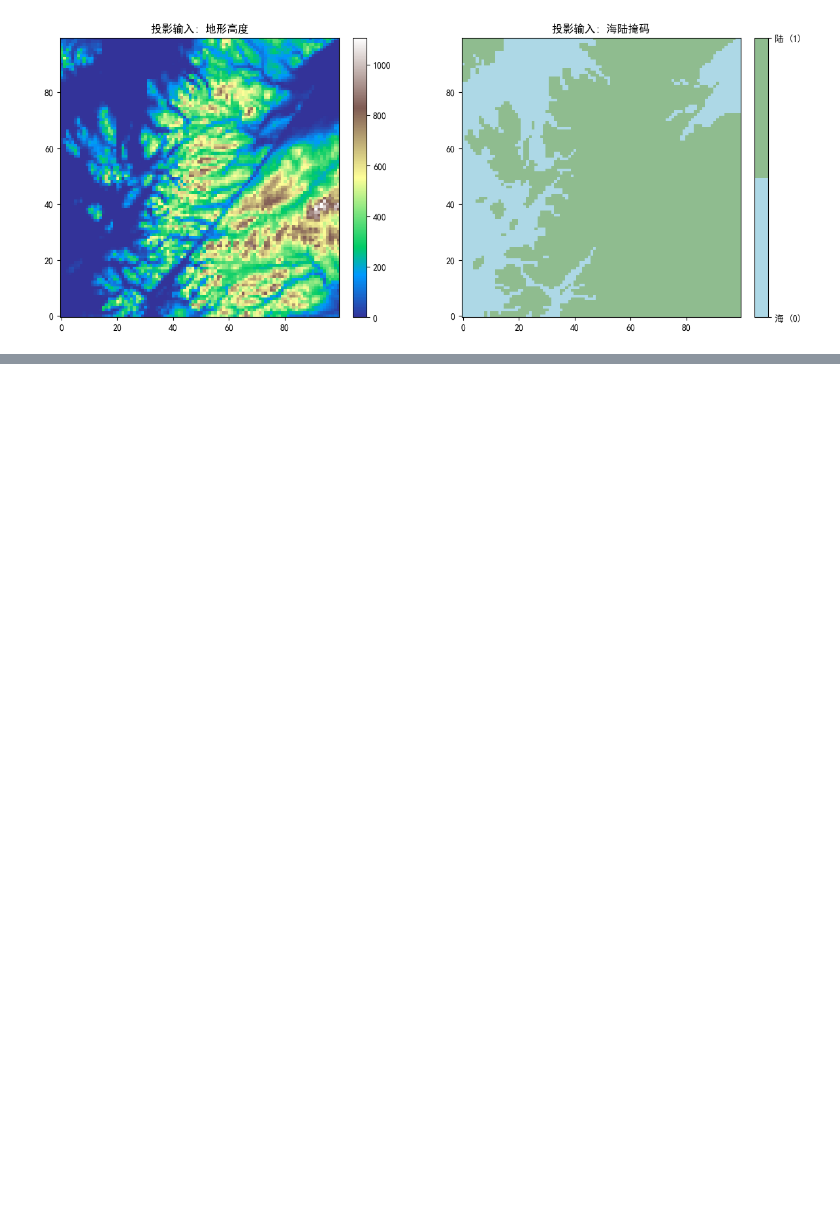
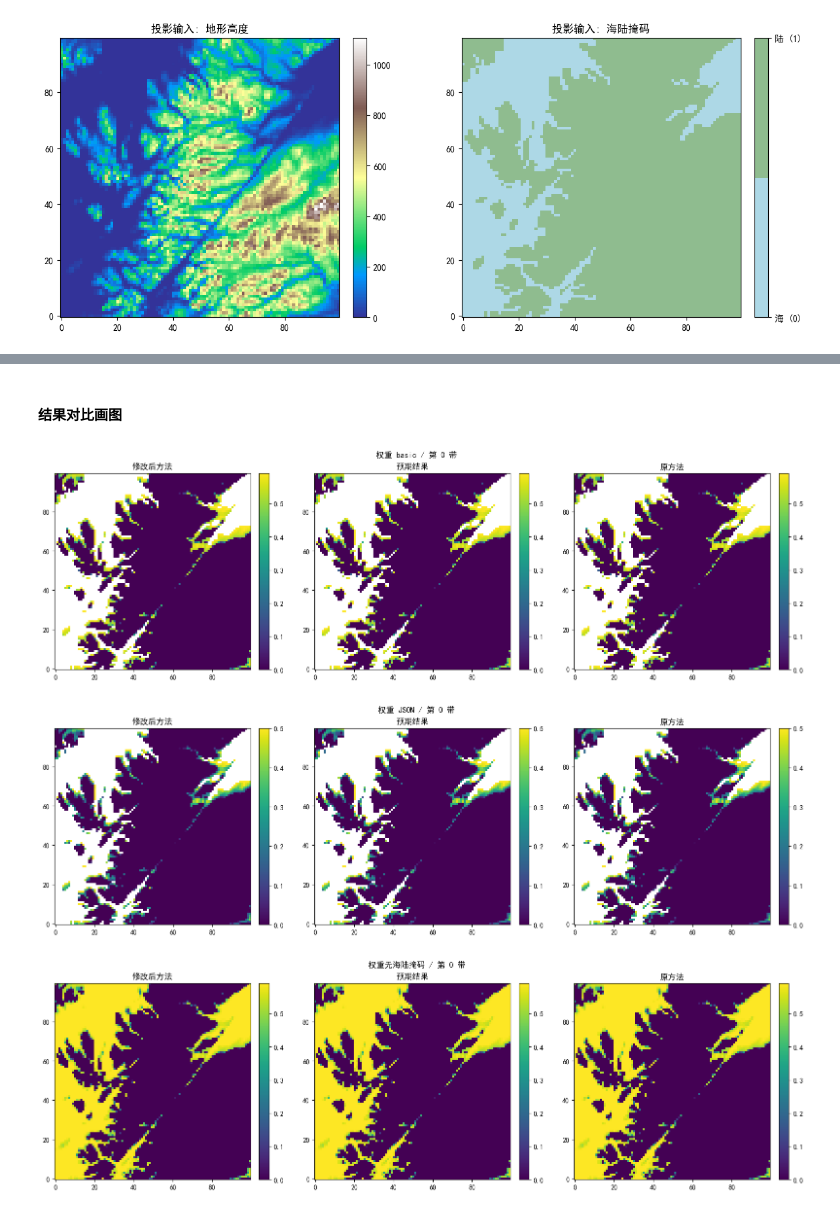
Before and after one commit to guoyunqian/NIMM_pip_repos, a Jupyter notebook: 00temp/generate_ancillary/nbs/generate_ancillary.ipynb, the cells around one changed output, grey strips where cells are left out. Drawn from its saved outputs; the diff is of its cells as text; code cells hidden in the pictures; blank space fills up the shorter version.

```diff
--- a/00temp/generate_ancillary/nbs/generate_ancillary.ipynb
+++ b/00temp/generate_ancillary/nbs/generate_ancillary.ipynb
@@ -761,0 +455,19 @@ max_abs(原方法CLI-KGO): 0.0
+# %%
+# 三种场景都取第 0 带做对比图
+cases = [
+    ("默认阈值 + 海陆掩码", result_basic, kgo_basic, original_basic),
+    ("JSON 阈值 + 海陆掩码", result_json, kgo_json, original_json),
+    ("默认阈值 + 无海陆掩码", result_no_landmask, kgo_no_landmask, original_no_landmask),
+]
+for title, result, kgo, original in cases:
+    modified_2d = first_band_2d(result)
+    kgo_2d_band = first_band_2d(kgo)
+    original_2d_band = first_band_2d(original)
+    plot_result_triplet(
+        f"{title} / 第 0 带",
+        modified_2d,
+        kgo_2d_band,
+        original_2d_band,
+    )
+    print_max_abs(modified_2d, kgo_2d_band, f"{title} 修改后方法 vs KGO")
+    print_max_abs(modified_2d, original_2d_band, f"{title} 修改后方法 vs 原方法")
@@ -761,0 +611,19 @@ max_abs(原方法CLI-KGO): 0.0
+# %% [markdown]
+#### 结果对比画图
+# %%
+# 三种场景：取第 0 带画对比图
+for title, cur, kgo, orig in [
+    ("权重 basic / 第 0 带", w_result_basic, w_kgo_basic, w_original_basic),
+    ("权重 JSON / 第 0 带", w_result_json, w_kgo_json, w_original_json),
+    ("权重无海陆掩码 / 第 0 带", w_result_no_landmask, w_kgo_no_landmask, w_original_no_landmask),
+]:
+    plot_result_triplet(
+        title,
+        weights_band_stack(cur)[0],
+        weights_band_stack(kgo)[0],
+        weights_band_stack(orig)[0],
+    )
+# %% [output]
+[figure, added]
+[figure, added]
+[figure, added]
```
Also changed, not shown: parts of 77 cells of this notebook, 25 other files.
